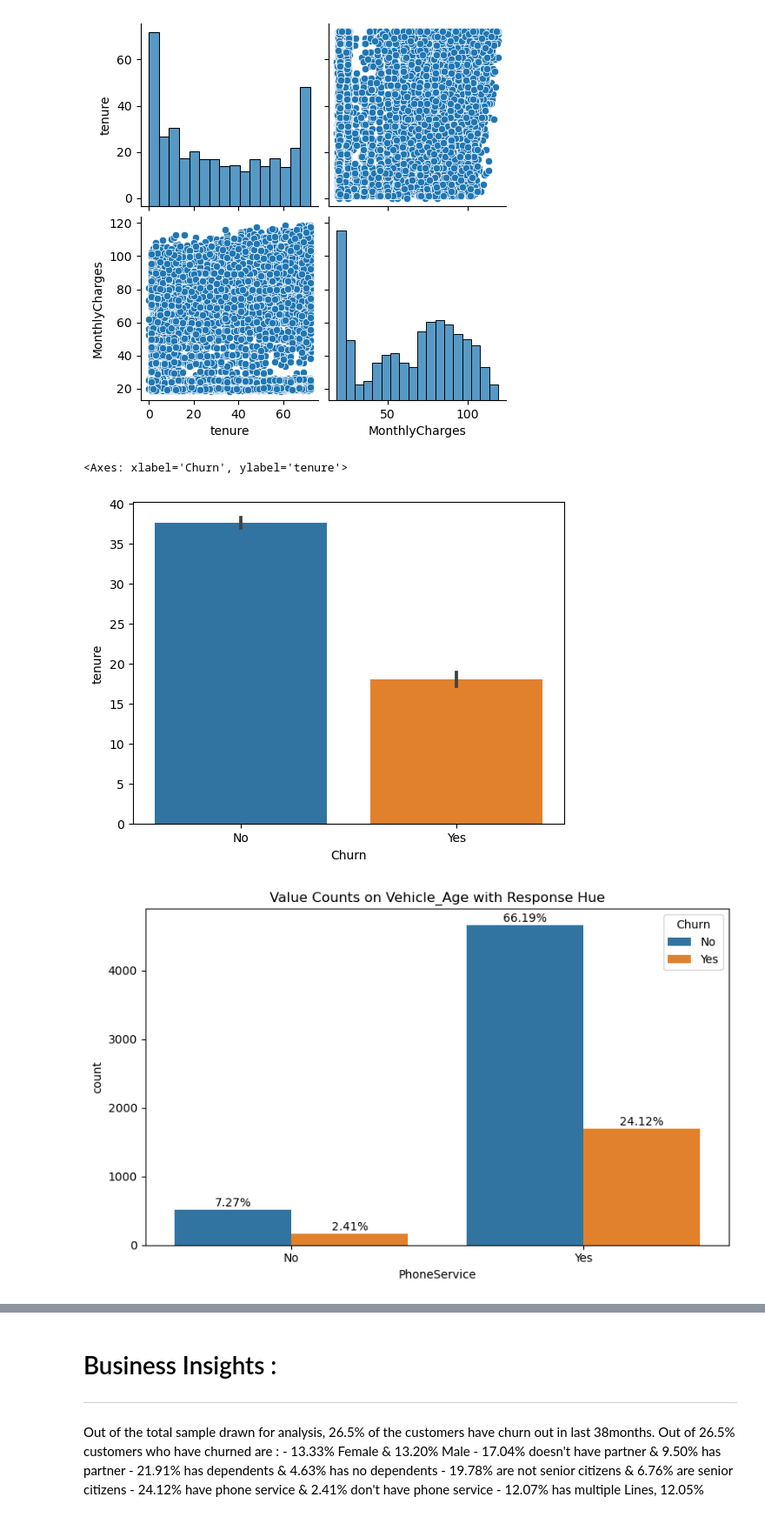
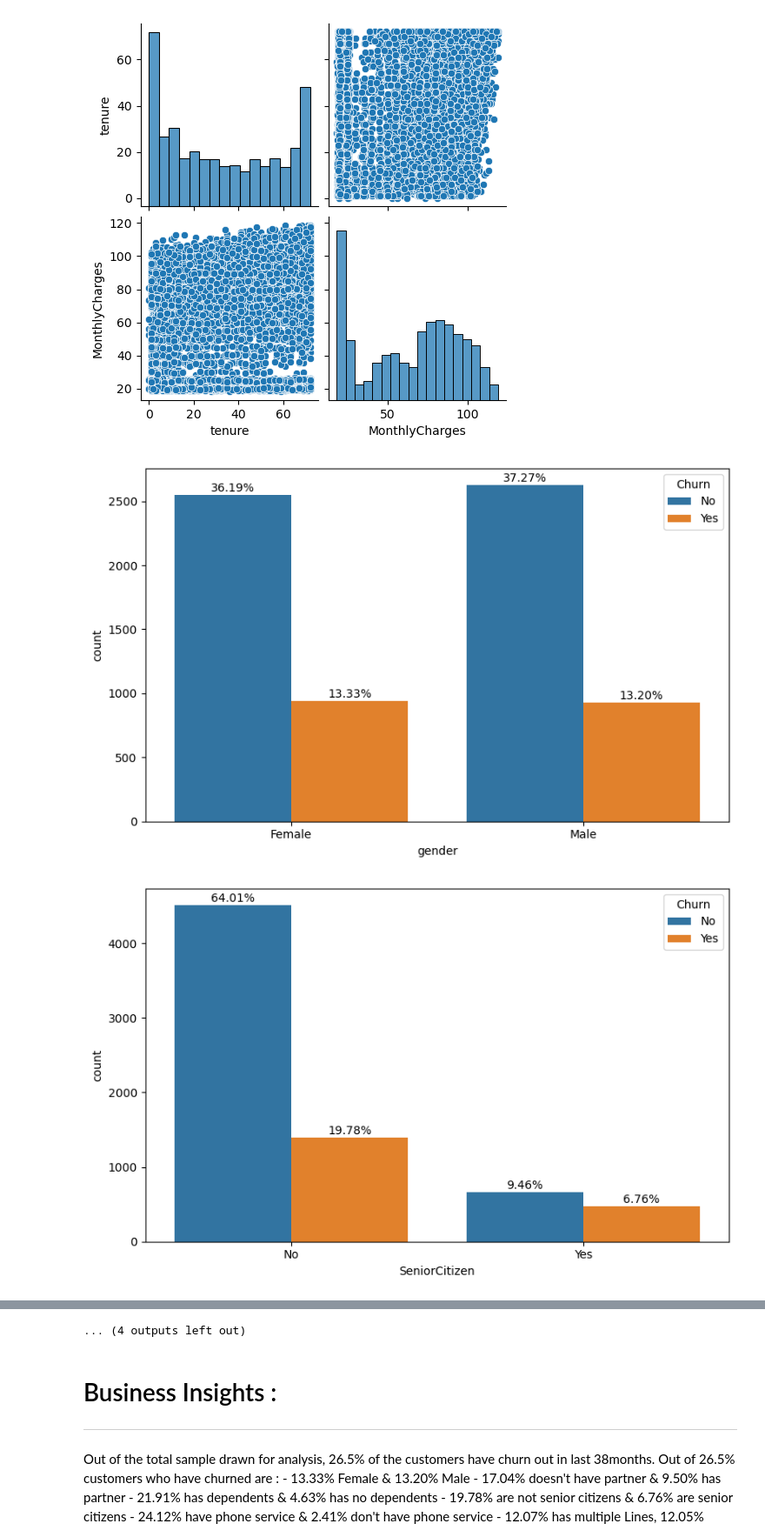
Before and after one commit to Janani-Jayavel/Churn-Prediction, a Jupyter notebook: Customer_Churn_Prediction.ipynb, the cells around one changed output, grey strips where cells are left out. Shown at 87% size. Cells and saved outputs as stored; diff of their text form; code cells hidden in the pictures.

```diff
--- a/Customer_Churn_Prediction.ipynb
+++ b/Customer_Churn_Prediction.ipynb
@@ -138,0 +56,3 @@ data['Churn'].value_counts().plot.pie(autopct = '%1.1f%%')
+# %%
+cat_cols = data.drop(columns = ['TotalCharges','customerID']).select_dtypes(object).columns
+#cat_cols
@@ -139,2 +70,8 @@ data['Churn'].value_counts().plot.pie(autopct = '%1.1f%%')
 # %% [markdown]
 # Exploratory Data Analysis (BiVariate Analysis)
+# %%
+
+for i in cat_cols:
+    if i != 'Churn':
+        a = pd.crosstab(data[i],data['Churn'])
+    display(a)
@@ -141,4 +135,8 @@ data['Churn'].value_counts().plot.pie(autopct = '%1.1f%%')
 # %%
-cross = pd.crosstab(data['gender'],data['Churn'])
-cross.div(cross.sum(1),axis = 0).plot(kind = 'bar',stacked = True)
+plt.figure(figsize=(10,30))
+
+for i in cat_cols:
+    if i != 'Churn':
+        cross = pd.crosstab(data[i],data['Churn'])
+        cross.div(cross.sum(1),axis = 0).plot(kind = 'bar',stacked = True)
 # %% [output]
@@ -253,22 +169,20 @@ sns.pairplot(data)
 # %% [output]
 <seaborn.axisgrid.PairGrid at 0x...>
 [figure]
-# %%
-sns.barplot(x=data['Churn'],y=data['tenure'])
-# %% [output]
-<Axes: xlabel='Churn', ylabel='tenure'>
-[figure, removed]
 # %%
-plt.figure(figsize=(8, 5))
-resp_count = sns.countplot(x='PhoneService', hue = 'Churn', data=data)
-plt.title('Value Counts on Vehicle_Age with Response Hue')
-total = len(data)
-for p in resp_count.patches:
-    percentage = f'{100 * p.get_height() / total:.2f}%\n'
-    x = p.get_x() + p.get_width() / 2
-    y = p.get_height()
-    resp_count.annotate(percentage, (x, y), ha='center', va='center')
-plt.tight_layout()
-plt.show()
+for i in cat_cols:
+    if i != 'Churn':
+        plt.figure(figsize=(8, 5))
+        resp_count = sns.countplot(x=i, hue = 'Churn', data=data)
+        #plt.title('Value Counts on",i,"with Response Hue')
+        total = len(data)
+        for p in resp_count.patches:
+            percentage = f'{100 * p.get_height() / total:.2f}%\n'
+            x = p.get_x() + p.get_width() / 2
+            y = p.get_height()
+            resp_count.annotate(percentage, (x, y), ha='center', va='center')
+        plt.tight_layout()
+        plt.show()
 # %% [output]
-[figure, old version]
+[figure, new version]
+[figure, added]
@@ -275,3 +199,4 @@ plt.show()
+... (4 outputs left out)
 # %% [markdown]
 # Business Insights :
 ----------------------------------
```
Also changed, not shown: parts of 70 cells of this notebook.
